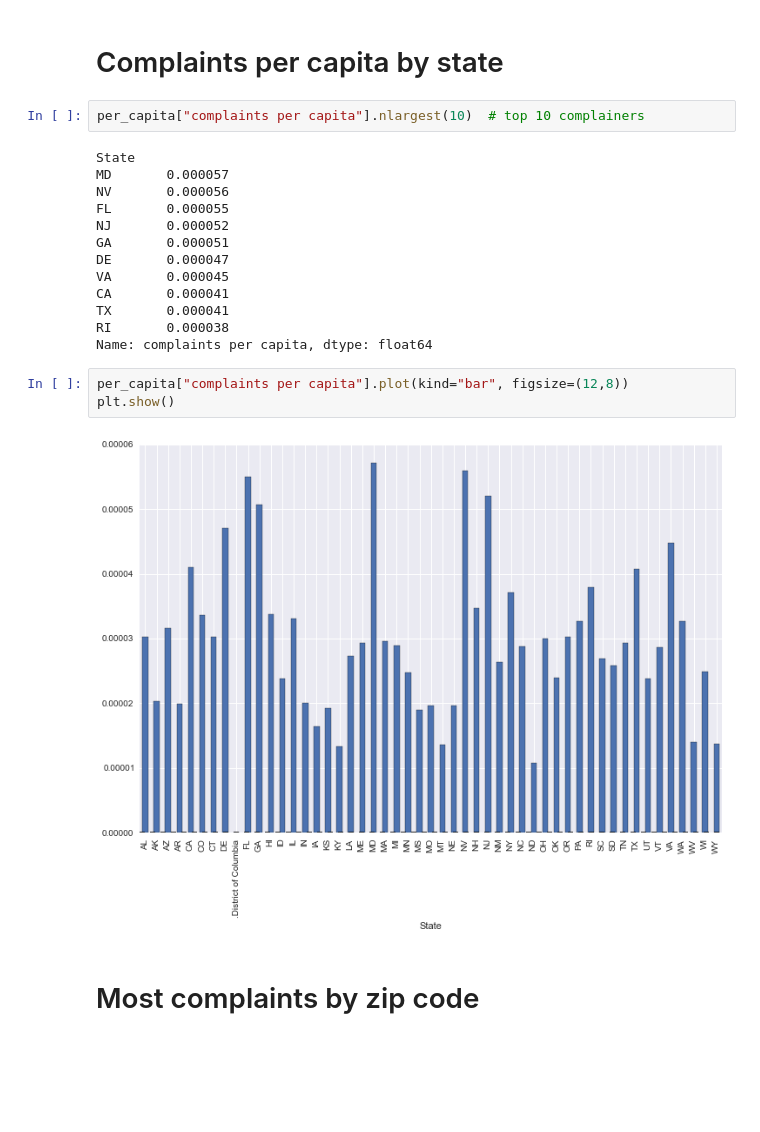
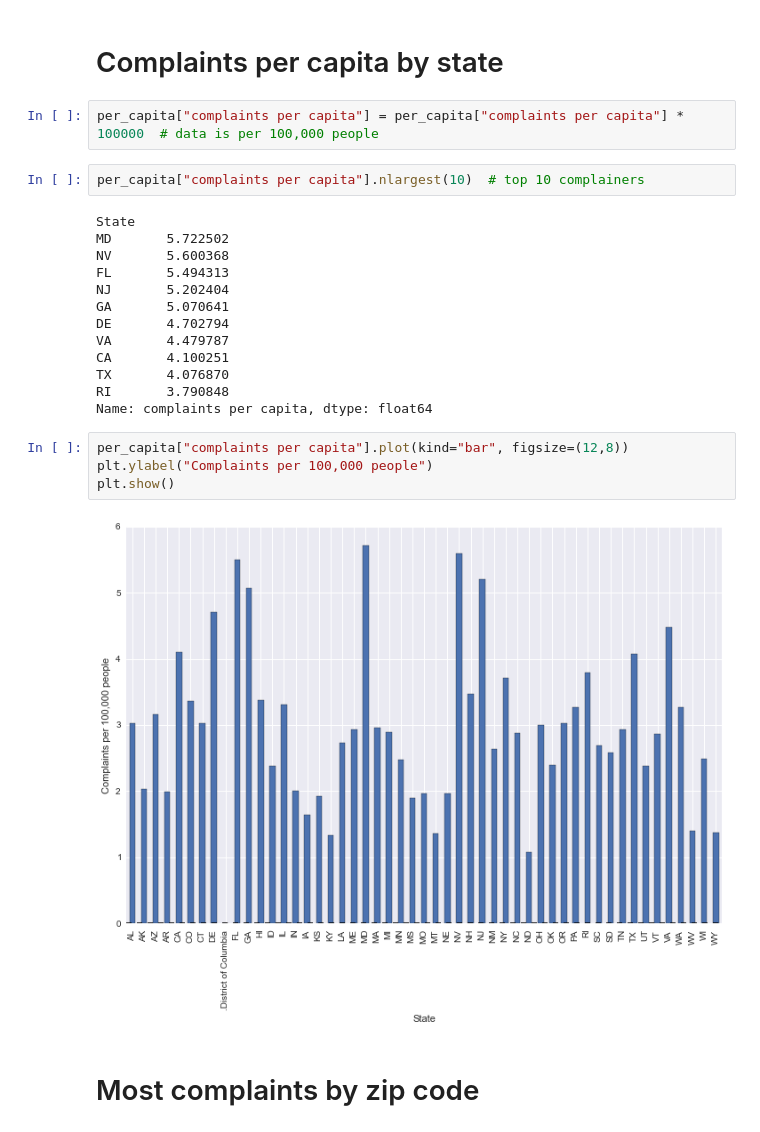
Before and after one commit to tiyd-python-2015-01/consumer-complaints, a Jupyter notebook: CFPB data.ipynb, the cells around one changed output. Saved outputs shown, nothing was run; the diff lists cells and outputs as text; blank space fills up the shorter version.

```diff
--- a/CFPB data.ipynb
+++ b/CFPB data.ipynb
@@ -254,26 +212,29 @@ per_capita["complaints per capita"] = per_capita["complaints"] / per_capita["201
 per_capita["complaints per capita"] = per_capita["complaints per capita"].replace("NaN", 0)
 # %% [markdown]
 # Complaints per capita by state
+# %%
+per_capita["complaints per capita"] = per_capita["complaints per capita"] * 100000  # data is per 100,000 people
 # %%
 per_capita["complaints per capita"].nlargest(10)  # top 10 complainers
 # %% [output]
 State
-MD       0.000057
-NV       0.000056
-FL       0.000055
-NJ       0.000052
-GA       0.000051
-DE       0.000047
-VA       0.000045
-CA       0.000041
-TX       0.000041
-RI       0.000038
+MD       5.722502
+NV       5.600368
+FL       5.494313
+NJ       5.202404
+GA       5.070641
+DE       4.702794
+VA       4.479787
+CA       4.100251
+TX       4.076870
+RI       3.790848
 Name: complaints per capita, dtype: float64
 # %%
 per_capita["complaints per capita"].plot(kind="bar", figsize=(12,8))
+plt.ylabel("Complaints per 100,000 people")
 plt.show()
 # %% [output]
-[figure, old version]
+[figure, new version]
 # %% [markdown]
 # Most complaints by zip code
 # %%
```
Also changed, not shown: parts of 32 cells of this notebook.
